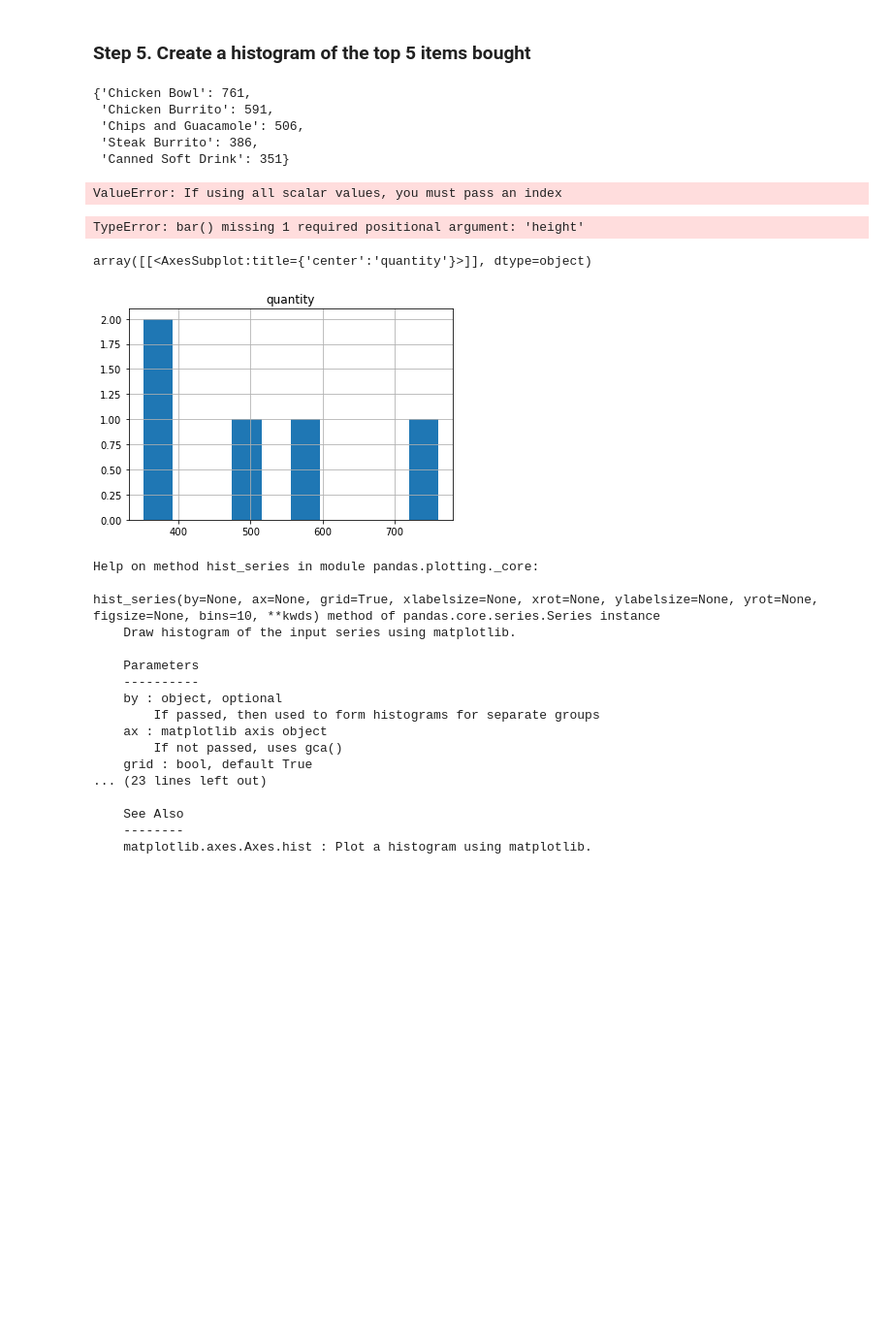
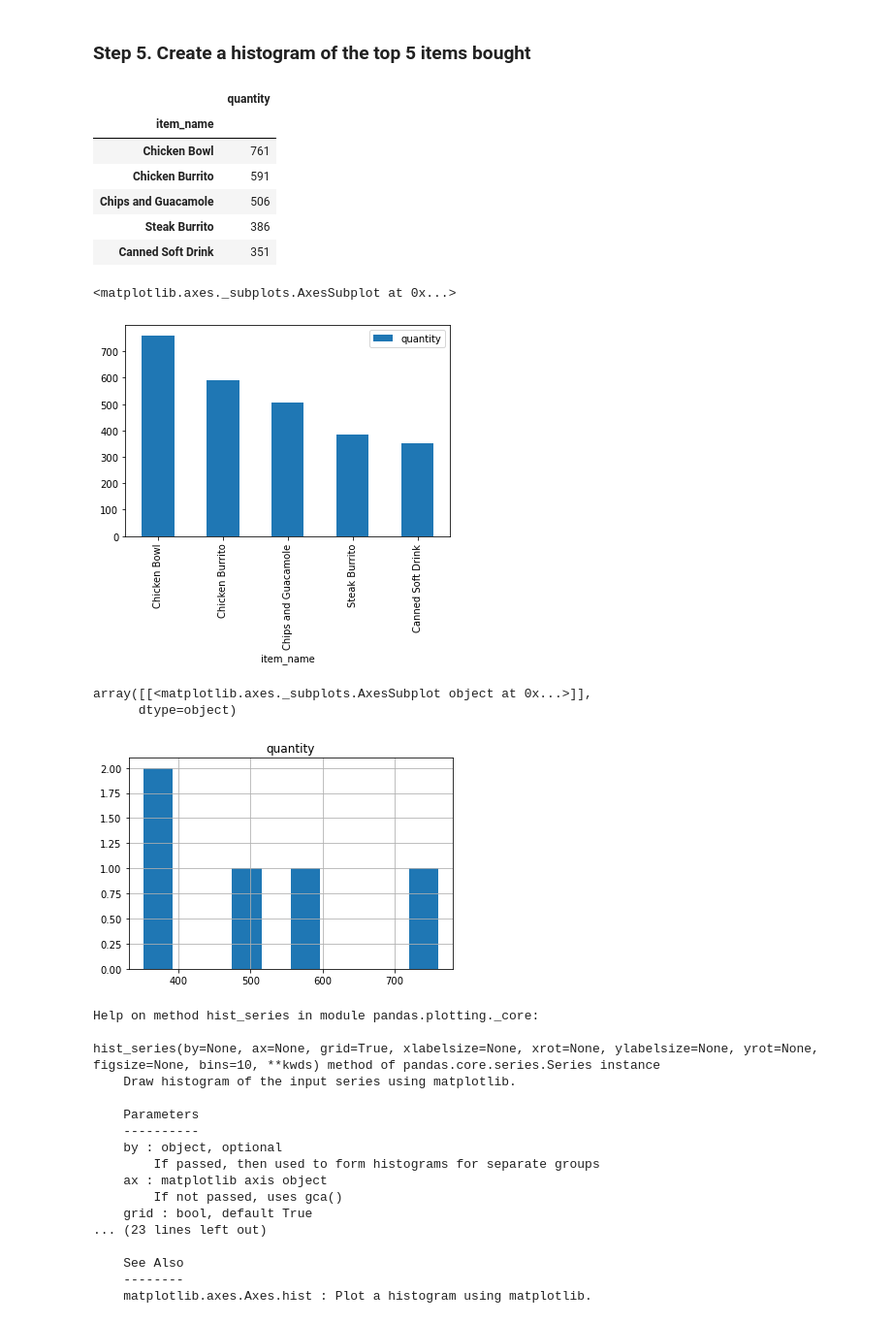
Before and after one commit to CristiDatas/DataScience, a Jupyter notebook: MIS_EJERCICIOS/Chipotle/07_Chipotle_Solutions.ipynb, the cells around one changed output. Shown: that part at 97% size. Cells and saved outputs as stored; diff of their text form; code cells hidden in the pictures; blank space fills up the shorter version.

```diff
--- a/MIS_EJERCICIOS/Chipotle/07_Chipotle_Solutions.ipynb
+++ b/MIS_EJERCICIOS/Chipotle/07_Chipotle_Solutions.ipynb
@@ -80,26 +80,26 @@ chipo.head(10)
 # %%
 top=chipo.groupby(["item_name"])["quantity"].sum()
 items_top=top.sort_values(ascending=False).head()
-it=items_top.to_dict()
+it=items_top.to_frame()
 it
 # %% [output]
-{'Chicken Bowl': 761,
- 'Chicken Burrito': 591,
- 'Chips and Guacamole': 506,
- 'Steak Burrito': 386,
- 'Canned Soft Drink': 351}
+|  | quantity |
+| item_name |  |
+| Chicken Bowl | 761 |
+| Chicken Burrito | 591 |
+| Chips and Guacamole | 506 |
+| Steak Burrito | 386 |
+| Canned Soft Drink | 351 |
-# %%
-it=pd.DataFrame(it)
-# %% [output]
-ValueError: If using all scalar values, you must pass an index
-# %%
-plt.bar(it)
-# %% [output]
-TypeError: bar() missing 1 required positional argument: 'height'
+# %%
+it.plot(kind="bar")
+# %% [output]
+<matplotlib.axes._subplots.AxesSubplot at 0x...>
+[figure, added]
 # %%
 it.hist()
 # %% [output]
-array([[<AxesSubplot:title={'center':'quantity'}>]], dtype=object)
+array([[<matplotlib.axes._subplots.AxesSubplot object at 0x...>]],
+      dtype=object)
 [figure]
 # %%
 # %% [output]
```
Also changed, not shown: parts of 3 cells of this notebook, 4 other files.
